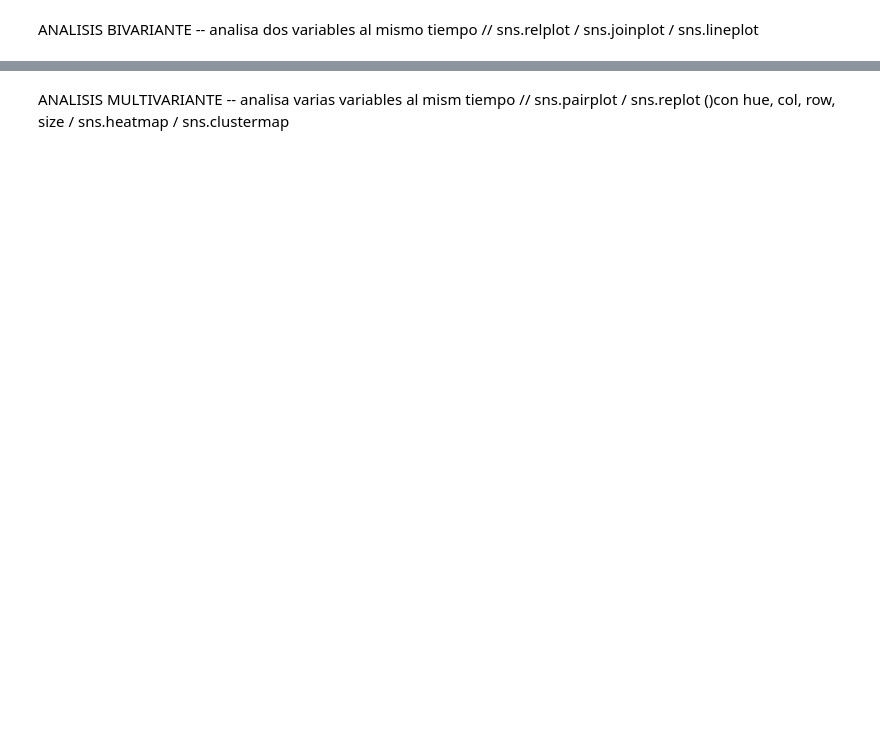
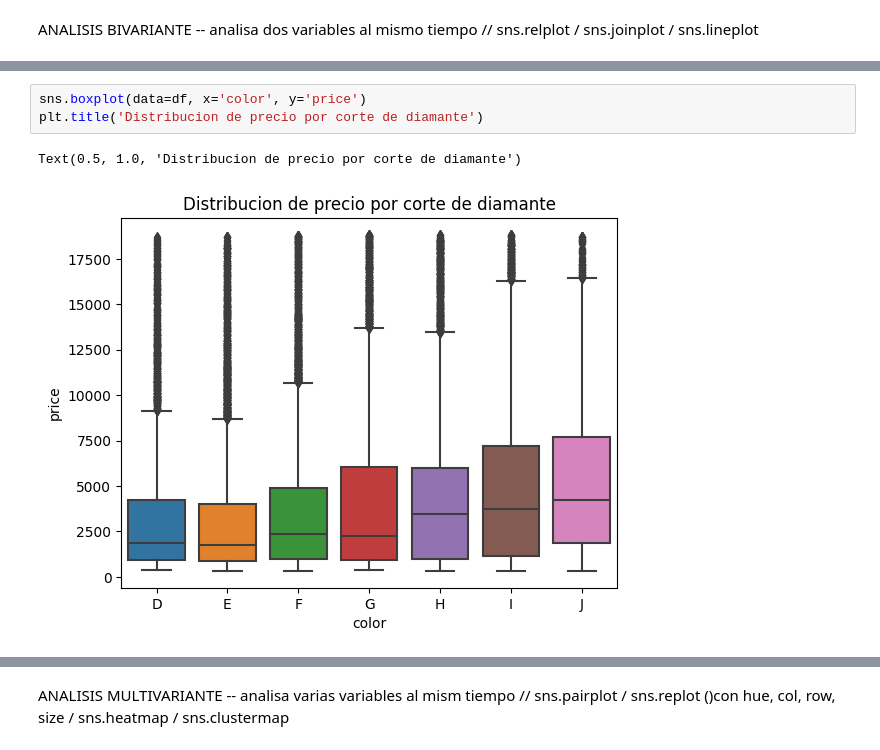
Before and after one commit to MiguelAngel3378/CURSO_ANALISIS_BD2, a Jupyter notebook: m5_visualizacion/seaborn/notebooks/ejemplo2.ipynb, the cells around one changed output, grey strips where cells are left out. Cells and saved outputs as stored; diff of their text form; blank space fills up the shorter version.

```diff
--- a/m5_visualizacion/seaborn/notebooks/ejemplo2.ipynb
+++ b/m5_visualizacion/seaborn/notebooks/ejemplo2.ipynb
@@ -158,0 +183,6 @@ ANALISIS BIVARIANTE -- analisa dos variables al mismo tiempo // sns.relplot / sn
+# %%
+sns.boxplot(data=df, x='color', y='price')
+plt.title('Distribucion de precio por corte de diamante')
+# %% [output]
+Text(0.5, 1.0, 'Distribucion de precio por corte de diamante')
+[figure, added]
```
Also changed, not shown: parts of 5 cells of this notebook.
